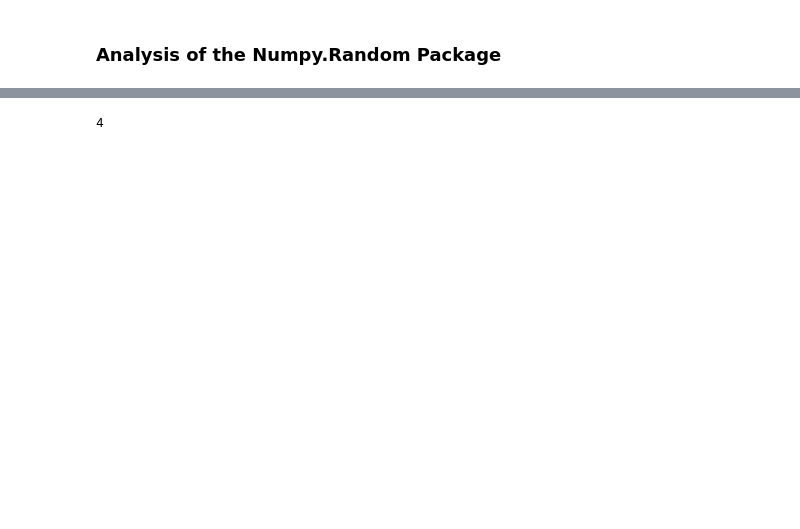
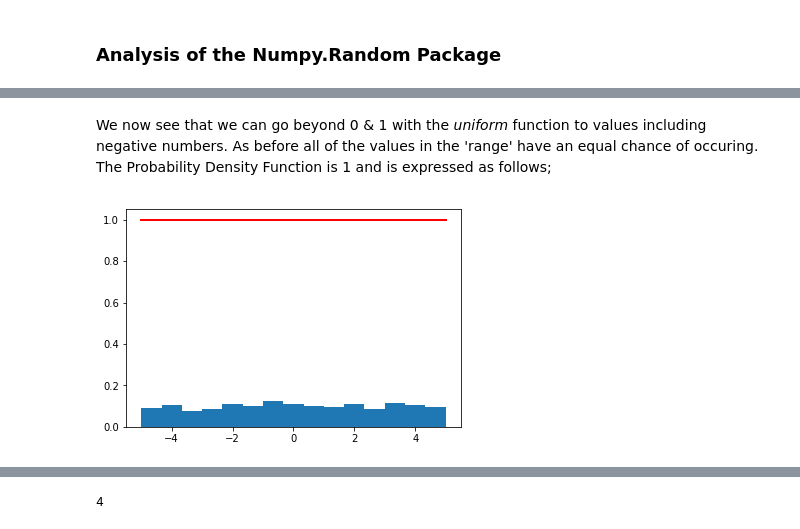
Before and after one commit to jruther/Assign_Repository, a Jupyter notebook: Assignment_for_Programming_for_Data_Analytics.ipynb, the cells around one changed output, grey strips where cells are left out. Cells and saved outputs as stored; diff of their text form; code cells hidden in the pictures; blank space fills up the shorter version.

```diff
--- a/Assignment_for_Programming_for_Data_Analytics.ipynb
+++ b/Assignment_for_Programming_for_Data_Analytics.ipynb
@@ -23,0 +63,9 @@ array([[0.22345422, 0.58153946, 0.81614381, 0.9409009 , 0.57658785,
+# %% [markdown]
+We now see that we can go beyond 0 & 1 with the *uniform* function to values including negative numbers. As before all of the values in the 'range' have an equal chance of occuring. The Probability Density Function is 1 and is expressed as follows;
+# %%
+#Probability Density Function
+count, bins, ignored = plt.hist(u, 10, density=True)
+plt.plot(bins, np.ones_like(bins), linewidth=2, color='r')
+plt.show()
+# %% [output]
+[figure, added]
```
Also changed, not shown: parts of 17 cells of this notebook.
